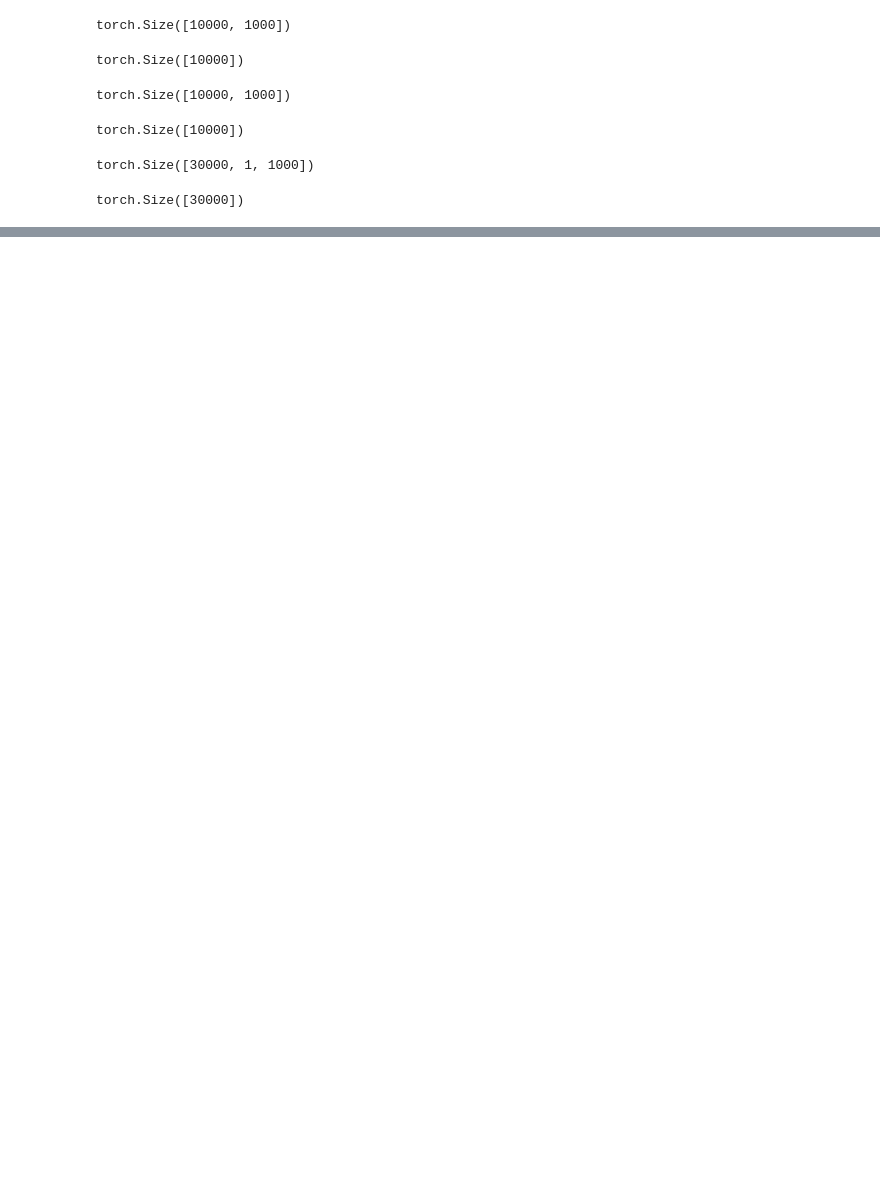
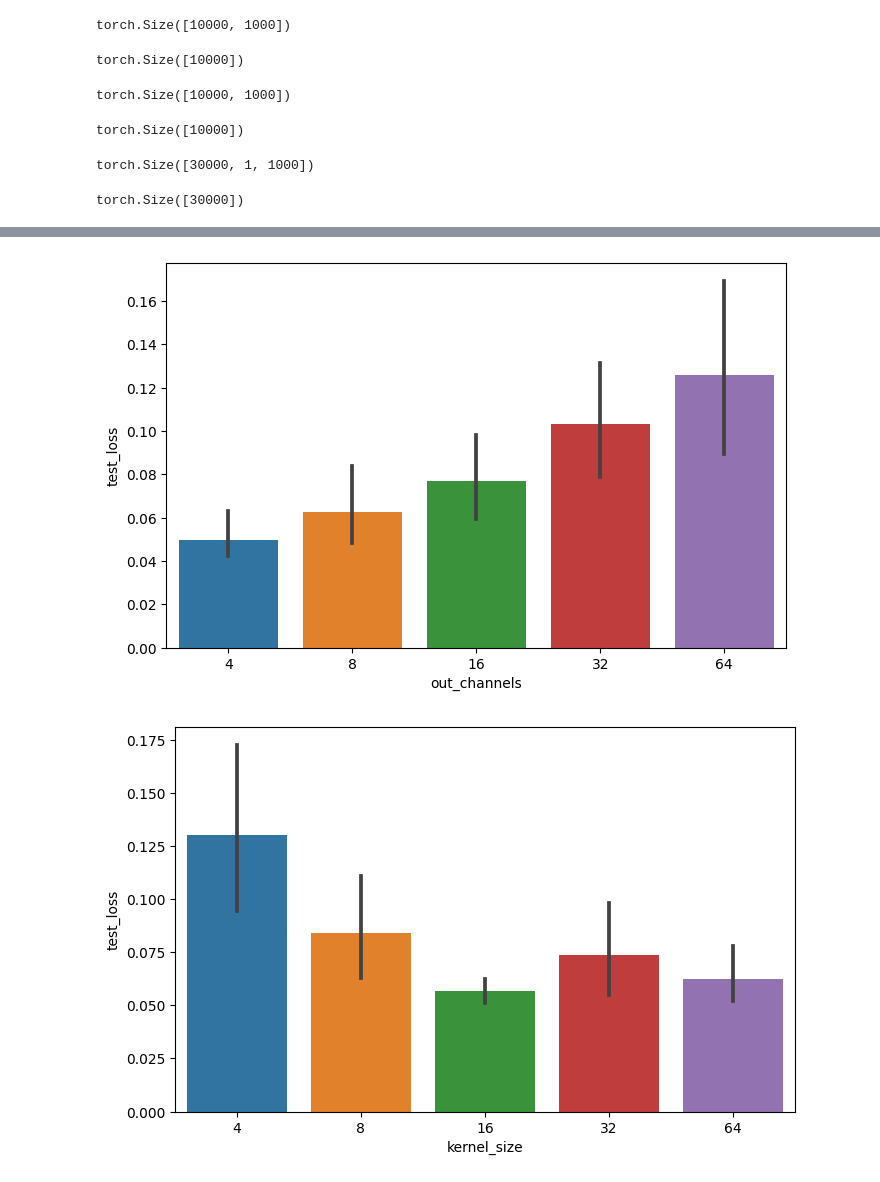
Before and after one commit to ncallahanml/baseline_networks, a Jupyter notebook: SineWaveGenerator.ipynb, the cells around one changed output, grey strips where cells are left out. Saved outputs shown, nothing was run; the diff lists cells and outputs as text; code cells hidden in the pictures; blank space fills up the shorter version.

Commit message:
added grid search results & early stopping

```diff
--- a/SineWaveGenerator.ipynb
+++ b/SineWaveGenerator.ipynb
@@ -336,12 +336,17 @@ def train(
     batch_size=64,
     criterion=torch.nn.MSELoss(),
     optimizer=torch.optim.RMSprop,
+    early_stop_patience=0,
     test_full=True,
     print_=False,
 ):
     optimizer = optimizer(model.parameters())
     train_dataloader = DataLoader(train_dataset, batch_size=batch_size, shuffle=True)
     test_dataloader = DataLoader(test_dataset, batch_size=batch_size, shuffle=True)
+    if early_stop_patience:
+        patience = 0
+        model_buffer = None
+        loss_buffer = torch.tensor(float('inf'))
 
     items = list()
     for epoch in range(n_epochs):
@@ -369,6 +374,18 @@ def train(
             train_loss = criterion(train_output, train_label)
             test_output = model(test_data)
             test_loss = criterion(test_output, test_label)
+            if early_stop_patience:
+                if test_loss > loss_buffer:
+                    patience += 1
+                    if patience >= early_stop_patience:
+                        items = items[-early_stop_patience:]
+                        model = model_buffer
+                        break
+                else:
+                    model_buffer = model
+                    loss_buffer = test_loss
+        elif early_stop_patience:
+            warnings.warn('Early Stopping Patience argument unused, full data evaluation at end of epochs is disabled. \n Set test_full to True for early stopping.')
 
         items.append((train_loss.item(), test_loss.item()))
     return model, items
@@ -438,13 +403,0 @@ Input Set 1
-# %%
-best_out_channels, best_kernel_size, best_stride, best_pool_kernel = grid_df.iloc[grid_df['test_loss'].argmin(),:4].to_numpy()
-model = SineCNN(
-    train_dataset.shape[2] - 1,
-    out_channels=best_out_channels,
-    kernel_size=best_kernel_size,
-    stride=best_stride,
-    pool_kernel=best_pool_kernel,
-).double()
-
-model, items = train(model, train_dataloader, test_dataloader, n_epochs=n_epochs, test_full=True)
-plot_loss(items)
-torch.save(model, 'best_model.pt')
@@ -450,0 +485,8 @@ torch.save(model, 'best_model.pt')
+# %%
+for col in ['out_channels','kernel_size','stride','pool_kernel']:
+    plt.figure(figsize=(8,5))
+    sns.barplot(data=grid_df, x=col, y='test_loss')
+    plt.show()
+# %% [output]
+[figure, added]
+[figure, added]
```
Also changed, not shown: parts of 4 cells of this notebook.
